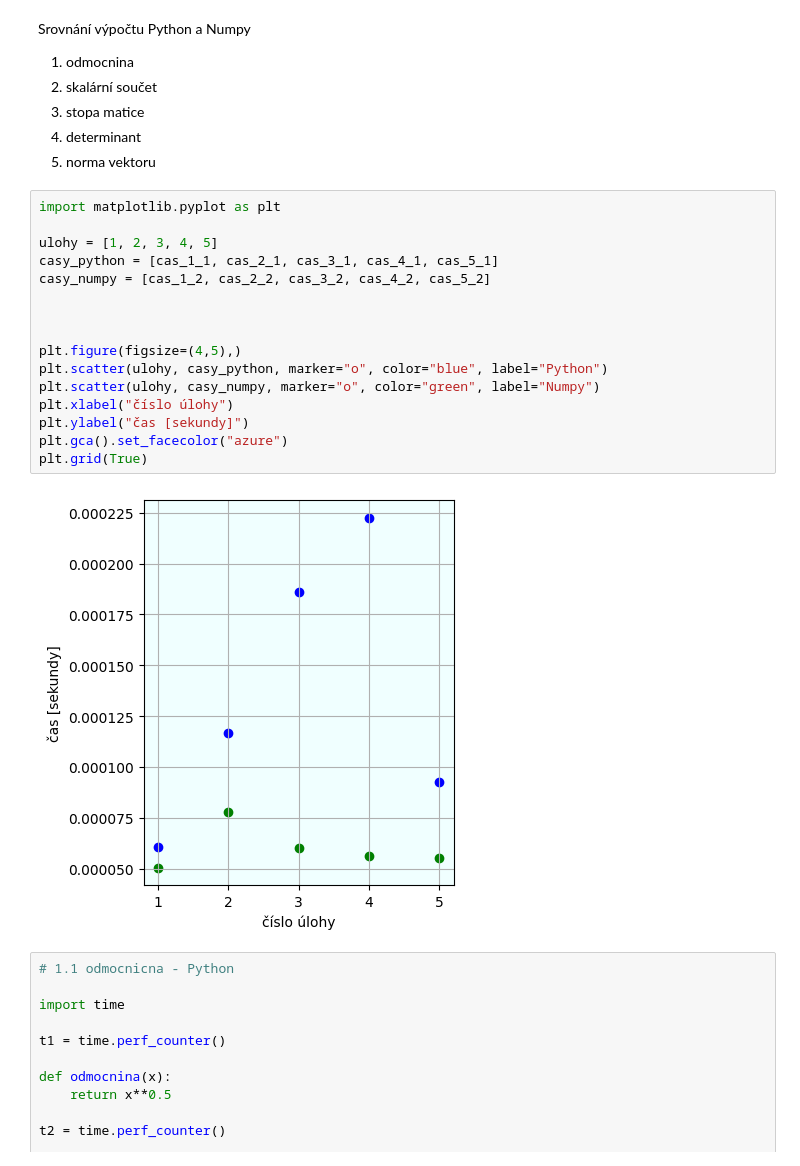
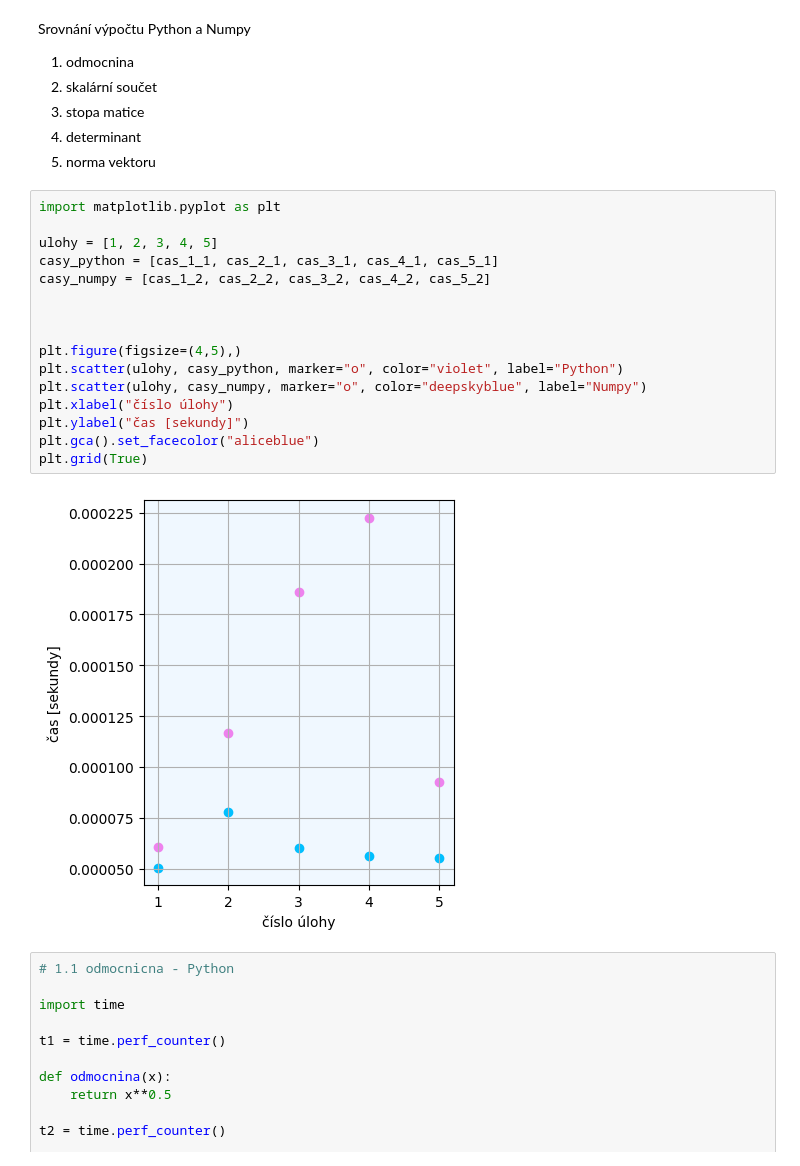
Before and after one commit to lailamacho/msw_zapocet, a Jupyter notebook: uloha_01.ipynb, the cells around one changed output. Cells and saved outputs as stored; diff of their text form.

```diff
--- a/uloha_01.ipynb
+++ b/uloha_01.ipynb
@@ -11,21 +11,21 @@ Srovnání výpočtu Python a Numpy
 # %%
 import matplotlib.pyplot as plt
 
 ulohy = [1, 2, 3, 4, 5]
 casy_python = [cas_1_1, cas_2_1, cas_3_1, cas_4_1, cas_5_1]
 casy_numpy = [cas_1_2, cas_2_2, cas_3_2, cas_4_2, cas_5_2]
 
 
 
 plt.figure(figsize=(4,5),)
-plt.scatter(ulohy, casy_python, marker="o", color="blue", label="Python")
-plt.scatter(ulohy, casy_numpy, marker="o", color="green", label="Numpy")
+plt.scatter(ulohy, casy_python, marker="o", color="violet", label="Python")
+plt.scatter(ulohy, casy_numpy, marker="o", color="deepskyblue", label="Numpy")
 plt.xlabel("číslo úlohy")
 plt.ylabel("čas [sekundy]")
-plt.gca().set_facecolor("azure")
+plt.gca().set_facecolor("aliceblue")
 plt.grid(True)
 # %% [output]
-[figure, old version]
+[figure, new version]
 # %%
 # 1.1 odmocnicna - Python
 
```
Also changed, not shown: 5 other files.
